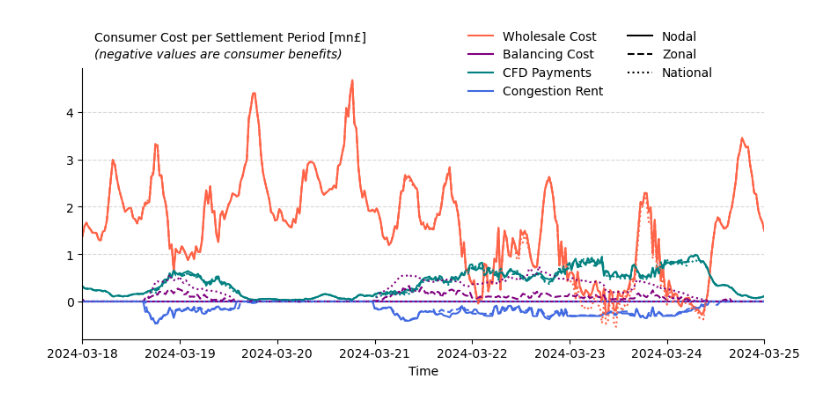
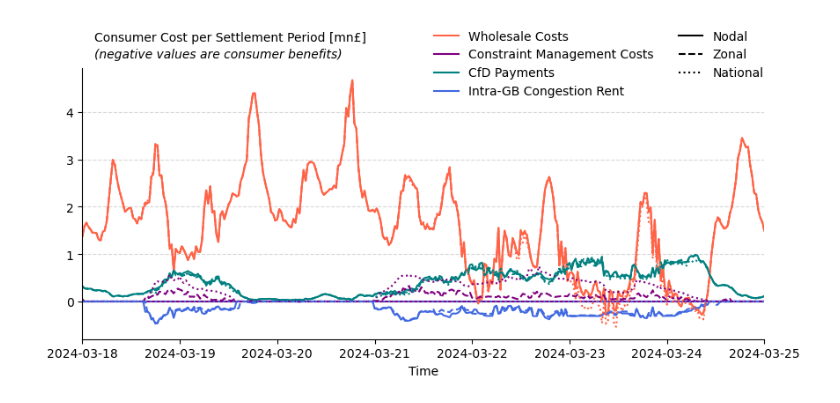
Before and after one commit to LukasFrankenQ/LMP, a Jupyter notebook: notebooks/plot_policy_timeseries.ipynb, the cells around one changed output. Saved outputs shown, nothing was run; the diff lists cells and outputs as text; code cells hidden in the pictures.

```diff
--- a/notebooks/plot_policy_timeseries.ipynb
+++ b/notebooks/plot_policy_timeseries.ipynb
@@ -40,10 +40,10 @@ for ts in tqdm(results.index):
         results.loc[ts, idx[l, quant]] = data[list(data)[0]][l]['globals']['variables'][getname]
 # %%
 nice_p_name = {
-    'wholesale': 'Wholesale Cost',
-    'balancing': 'Balancing Cost',
-    'cfd': 'CFD Payments',
-    'congestion_rent': 'Congestion Rent',
+    'wholesale': 'Wholesale Costs',
+    'balancing': 'Constraint Management Costs',
+    'cfd': 'CfD Payments',
+    'congestion_rent': 'Intra-GB Congestion Rent',
 }
 
 nice_l_name = {
@@ -56,7 +56,7 @@ results
 
 fig, ax = plt.subplots(1, 1, figsize=(10, 4))
 
-cmapper = {
+cmapper = {j
     'wholesale': 'tomato',
     'balancing': 'purple',
     'cfd': 'teal',
@@ -95,32 +95,32 @@ for l, ls in lmapper.items():
 
 ax.legend(
     handles,
     labels,
     ncol=2,
     # bbox_to_anchor=(0.665, -0.15),
-    bbox_to_anchor=(0.55, 0.85),
+    bbox_to_anchor=(0.5, 0.85),
     frameon=False,
 )
 # ax.set_ylabel('Consumer Cost per Settlement Period [mn£]')
 ax.set_xlabel('Time')
 
 i = results.loc['2024-03-18 03:00:00':].index[0]
 ax.text(
     i, 5.5,
     'Consumer Cost per Settlement Period [mn£]',
 )
 ax.text(
     i, 5.15,
     '(negative values are consumer benefits)',
     fontstyle='italic',
 )
 
 ax.grid(True, linestyle='--', alpha=0.5, axis='y')
 ax.set_xlim(results.index[0], results.index[-1])
 ax.spines['top'].set_visible(False)
 ax.spines['right'].set_visible(False)
 
 plt.savefig('policy_cost.png', dpi=300, bbox_inches='tight')
 plt.show()
 # %% [output]
-[figure, old version]
+[figure, new version]
```
Also changed, not shown: 4 other files.
